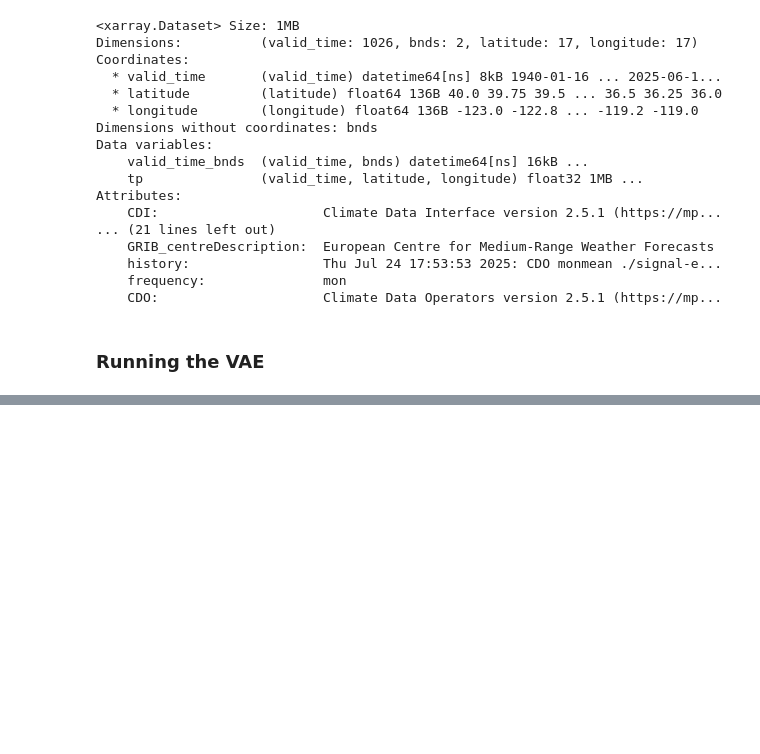
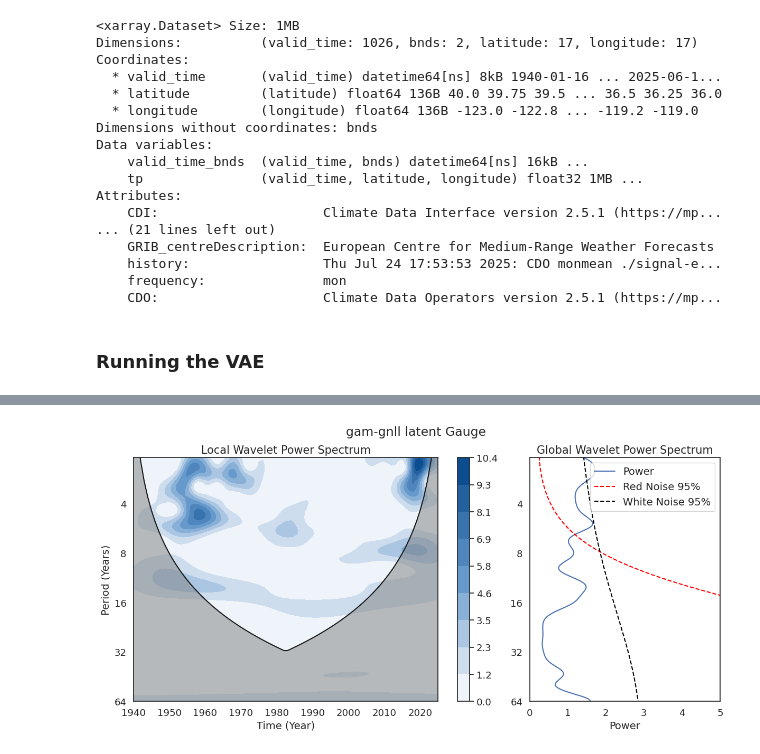
Before and after one commit to JulianEsler/signal-extraction, a Jupyter notebook: workbench/ERA5_VAE-GNLL-Copy1.ipynb, the cells around one changed output, grey strips where cells are left out. Saved outputs shown, nothing was run; the diff lists cells and outputs as text; code cells hidden in the pictures; blank space fills up the shorter version.

```diff
--- a/workbench/ERA5_VAE-GNLL-Copy1.ipynb
+++ b/workbench/ERA5_VAE-GNLL-Copy1.ipynb
@@ -44,0 +115,3 @@ e1 = extractr(m1['model'],sdata1,'sst',pdata1,'tp',m1['sst_scaler'],m1['precip_s
+# %%
+siglvl_wave = 0.95
+sigtest = 'default'
@@ -44,0 +137,4 @@ e1 = extractr(m1['model'],sdata1,'sst',pdata1,'tp',m1['sst_scaler'],m1['precip_s
+# %%
+wavelet_plot(plt_dataset, siglvl_wave, 'gam-gnll latent', sigtest)
+# %% [output]
+[figure, added]
```
Also changed, not shown: parts of 12 cells of this notebook, 9 other files.
